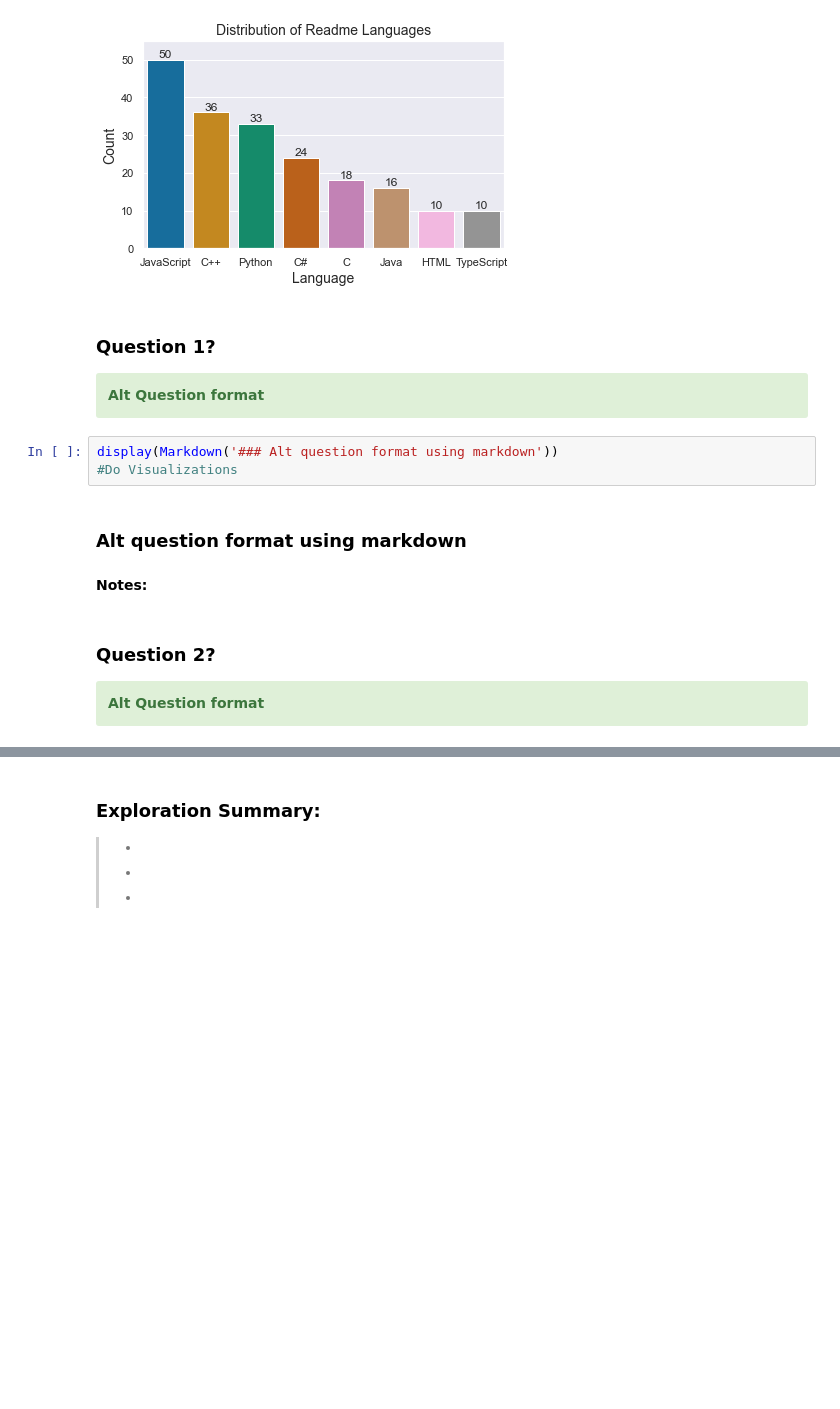
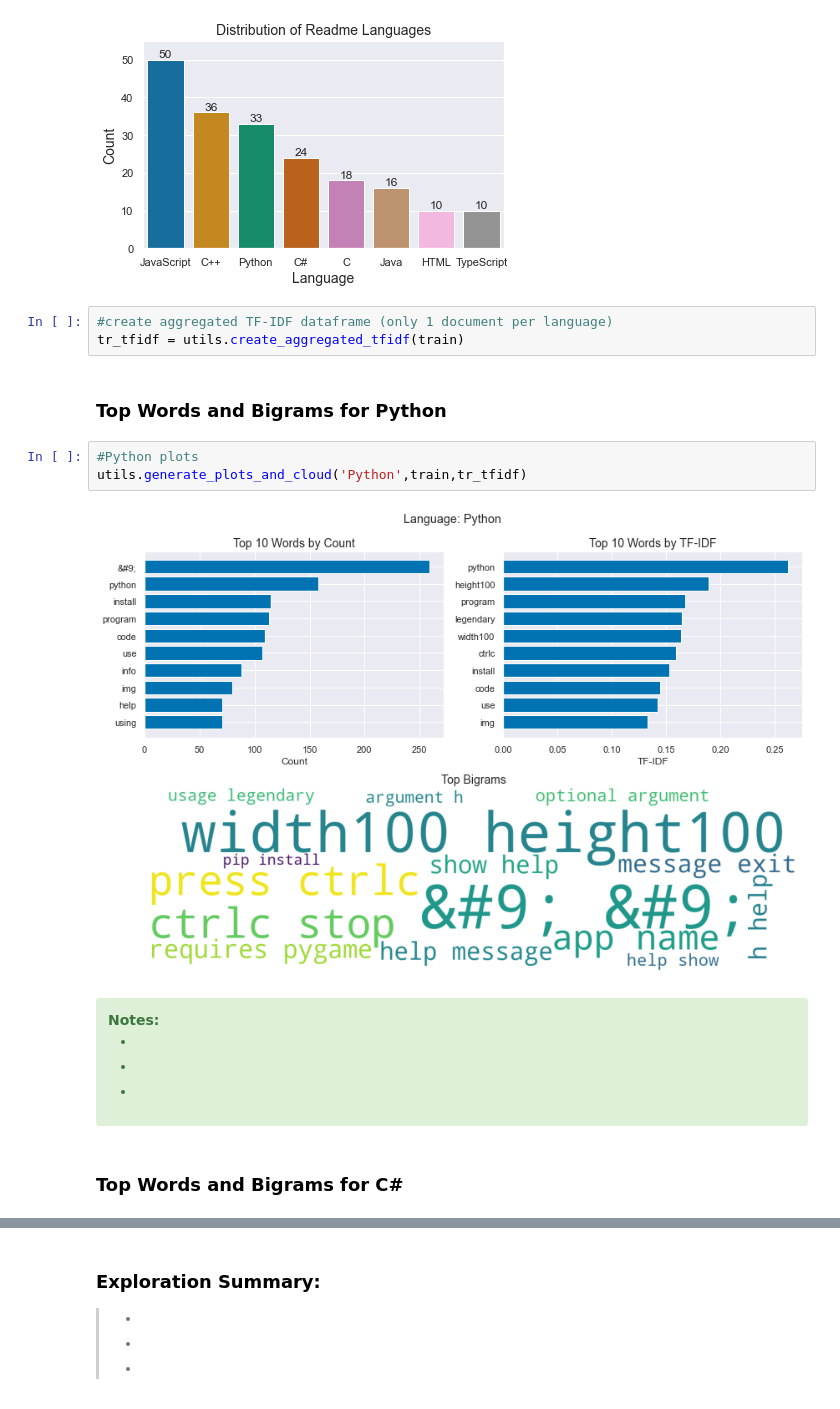
Before and after one commit to paige-arsene-cayt-nlp-project/games-nlp, a Jupyter notebook: Final_Report.ipynb, the cells around one changed output, grey strips where cells are left out. Cells and saved outputs as stored; diff of their text form; blank space fills up the shorter version.

Commit message:
update utils and final report with explore functions

```diff
--- a/Final_Report.ipynb
+++ b/Final_Report.ipynb
@@ -83,19 +90,24 @@ memory usage: 6.2+ KB
 utils.plot_target_distro(train)
 # %% [output]
 [figure]
+# %%
+#create aggregated TF-IDF dataframe (only 1 document per language)
+tr_tfidf = utils.create_aggregated_tfidf(train)
 # %% [markdown]
-### Question 1?
-
-<div class="alert alert-success"><b>Alt Question format</b></div>
+### Top Words and Bigrams for Python
 # %%
-display(Markdown('### Alt question format using markdown'))
-#Do Visualizations
+#Python plots
+utils.generate_plots_and_cloud('Python',train,tr_tfidf)
 # %% [output]
-### Alt question format using markdown
+[figure, added]
 # %% [markdown]
-**Notes:**
+<div class="alert alert-success"><b>Notes:</b>
+<ul>
+    <li></li>
+    <li></li>
+    <li></li>
+</ul>
+</div>
 # %% [markdown]
-### Question 2?
-
-<div class="alert alert-success"><b>Alt Question format</b></div>
+### Top Words and Bigrams for C#
 # %%
```
Also changed, not shown: parts of 20 cells of this notebook, 1 other file.
